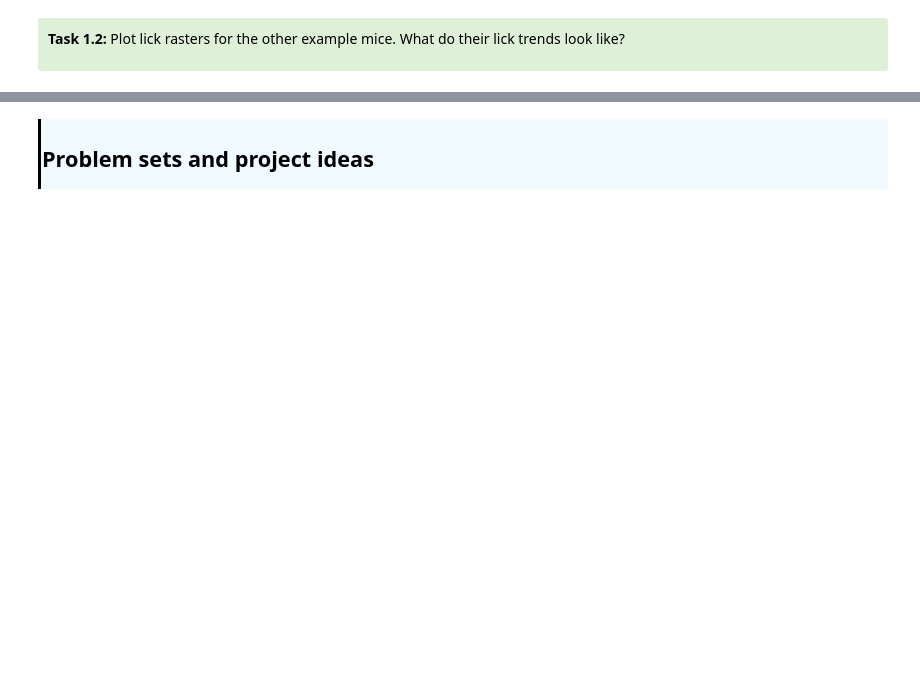
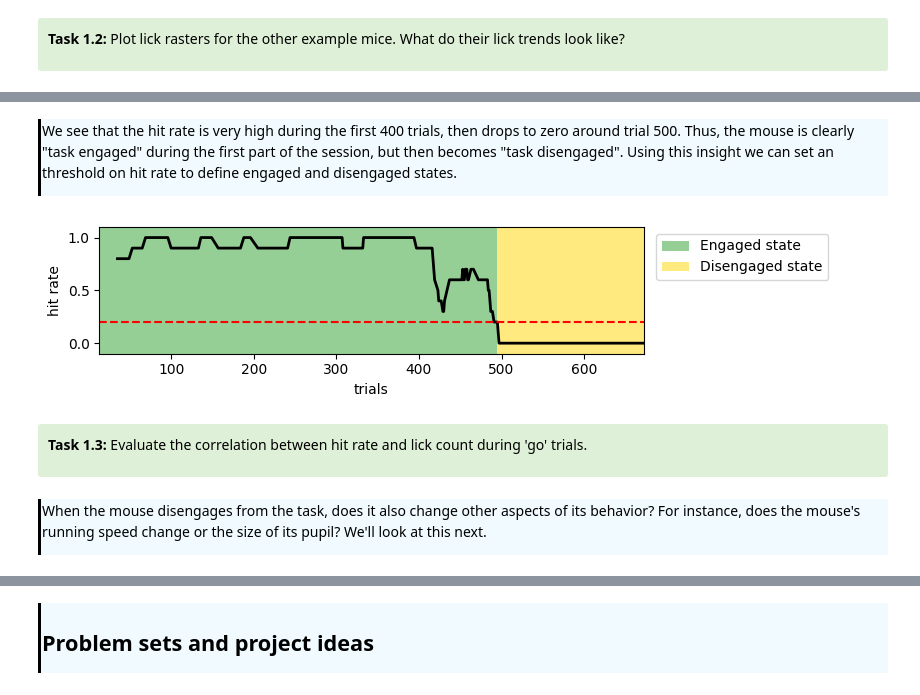
Before and after one commit to AllenSWDB/swdb_visualbehavior_template, a Jupyter notebook: code/Workshop1.ipynb, the cells around one changed output, grey strips where cells are left out. Cells and saved outputs as stored; diff of their text form; code cells hidden in the pictures; blank space fills up the shorter version.

```diff
--- a/code/Workshop1.ipynb
+++ b/code/Workshop1.ipynb
@@ -514,0 +226,39 @@ plt.tight_layout()
+# %% [markdown]
+<div style="border-left: 3px solid #000; padding: 1px; padding-left: 10px; background: #F0FAFF; ">
+<p> We see that the hit rate is very high during the first 400 trials, then drops to zero around trial 500. Thus, the mouse is clearly "task engaged" during the first part of the session, but then becomes "task disengaged". Using this insight we can set an  threshold on hit rate to define engaged and disengaged states.
+</div>
+# %%
+# Threshold for defining engageded vs disengaged states
+engagement_threshold = 0.2
+
+fig,ax = plt.subplots(figsize = (8.2, 2))
+ax.plot(go_trials, hit_rate, color = 'k', lw = 2)
+ax.plot(go_trials, engagement_threshold*np.ones(num_go_trials), color = 'r', ls = '--')
+
+# Determine state transition boundaries
+states = hit_rate < engagement_threshold
+switch_trials = np.where(np.diff(states.values))[0]
+switch_trials = np.concatenate(([0], switch_trials, [num_go_trials-1]))
+
+# Plot boundaries to mark state transitions
+for i, trial in enumerate(switch_trials[:-1]):
+    if not states.values[trial+1]:
+        ax.axvspan(go_trials[trial], go_trials[switch_trials[i+1]], facecolor='tab:green', alpha=0.5, label = 'Engaged state')
+    else:
+        ax.axvspan(go_trials[trial], go_trials[switch_trials[i+1]], facecolor='gold', alpha=0.5,label = 'Disengaged state')
+
+# Formatting
+ax.set_ylim(-0.1, 1.1)
+ax.set_xlim(go_trials[0], go_trials[-1])
+ax.set_xlabel('trials')
+ax.set_ylabel('hit rate')
+handles, labels = plt.gca().get_legend_handles_labels()
+by_label = dict(zip(labels, handles))
+plt.legend(by_label.values(), by_label.keys(), bbox_to_anchor = (1.01, 1))
+plt.tight_layout()
+# %% [output]
+[figure, added]
+# %% [markdown]
+<div style="background: #DFF0D8; border-radius: 3px; padding: 10px;">
+<p><b>Task 1.3:</b> Evaluate the correlation between hit rate and lick count during 'go' trials.
+</div>
@@ -514,0 +267,4 @@ plt.tight_layout()
+# %% [markdown]
+<div style="border-left: 3px solid #000; padding: 1px; padding-left: 10px; background: #F0FAFF; ">
+<p> When the mouse disengages from the task, does it also change other aspects of its behavior? For instance, does the mouse's running speed change or the size of its pupil? We'll look at this next.
+</div>
```
Also changed, not shown: parts of 91 cells of this notebook, 2 other files.
